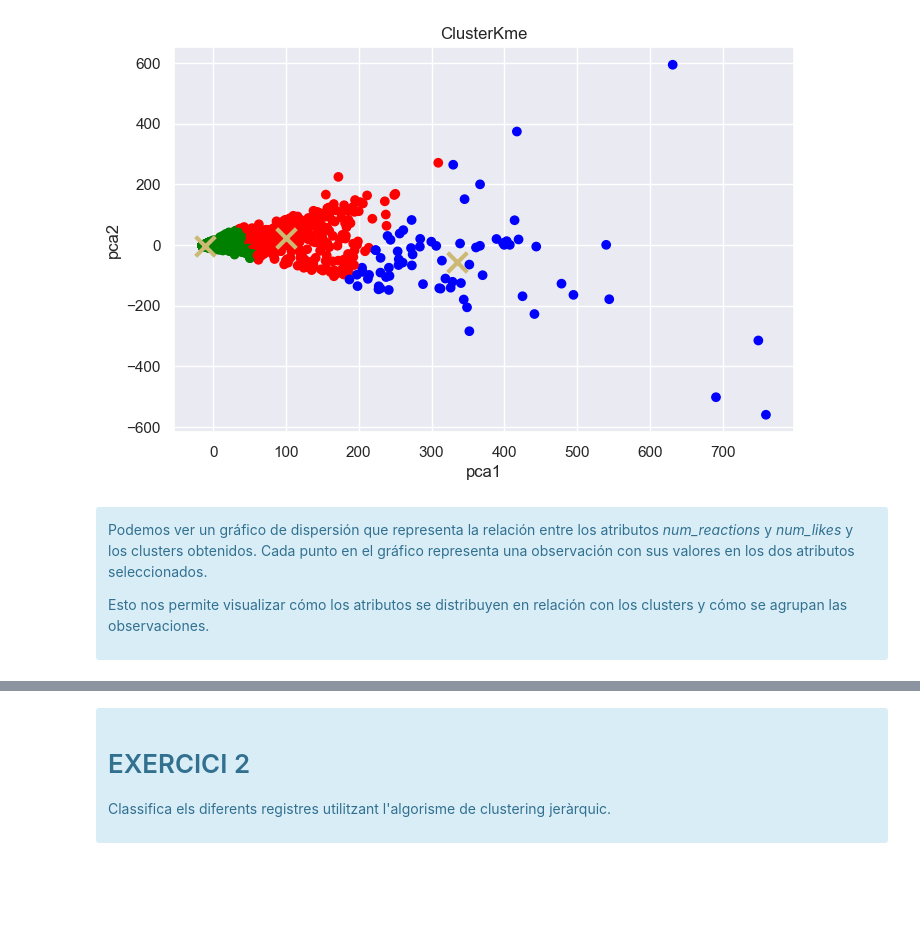
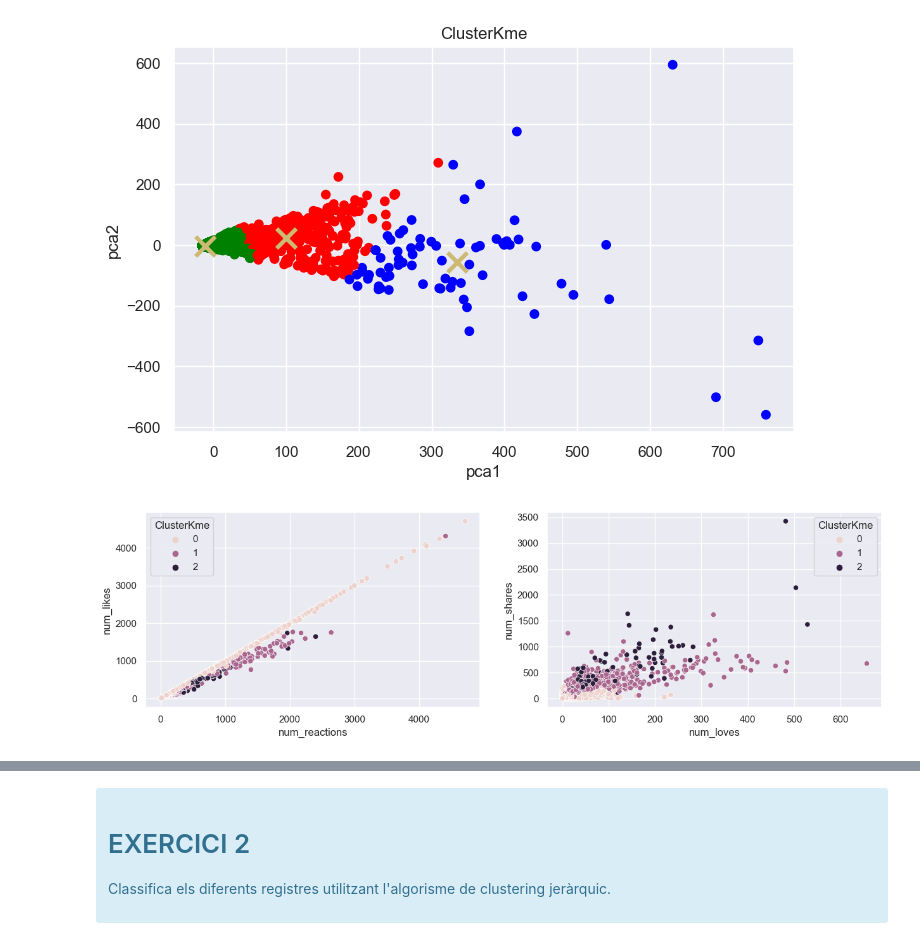
Before and after one commit to hbleda/ML_unsupervised, a Jupyter notebook: Tasca_M8_T01.ipynb, the cells around one changed output, grey strips where cells are left out. Saved outputs shown, nothing was run; the diff lists cells and outputs as text; code cells hidden in the pictures; blank space fills up the shorter version.

```diff
--- a/Tasca_M8_T01.ipynb
+++ b/Tasca_M8_T01.ipynb
@@ -450,7 +460,7 @@ df_FaceThai.select_dtypes(include=['float','int']).describe().round(5).T
 # %%
 #Obtenemos de forma gráfica un boxPlot de los valores numéricos
 
-for i in df_FaceThai.select_dtypes(include=['float','int']):
+for i in df_FaceThai.select_dtypes(include=['float']):
     plt.figure()
     plt.tight_layout()
     sns.set(rc={"figure.figsize":(8, 5)})
@@ -618,11 +629,14 @@ plt.title('ClusterKme')
 plt.show()
 # %% [output]
 [figure]
-# %% [markdown]
-<div class="alert alert-info alert-info">
-
-Podemos ver un gráfico de dispersión que representa la relación entre los atributos _num_reactions_ y _num_likes_ y los clusters obtenidos. Cada punto en el gráfico representa una observación con sus valores en los dos atributos seleccionados.
-
-Esto nos permite visualizar cómo los atributos se distribuyen en relación con los clusters y cómo se agrupan las observaciones.
-
-</div>
+# %%
+#Creamos un gráfico para ver la relación entre los clusters obtenidos con Kmeans y las variables con mayor correlación
+plt.figure(figsize=(15, 4))
+plt.subplot(1, 2, 1)  # Primer gràfic
+sns.scatterplot(x='num_reactions', y='num_likes', data=df_FaceThai_ori, hue='ClusterKme')
+plt.subplot(1, 2, 2)  # Segon gràfic
+sns.scatterplot(x='num_loves', y='num_shares', data=df_FaceThai_ori, hue='ClusterKme')
+
+plt.show()
+# %% [output]
+[figure, added]
```
Also changed, not shown: parts of 19 cells of this notebook.
